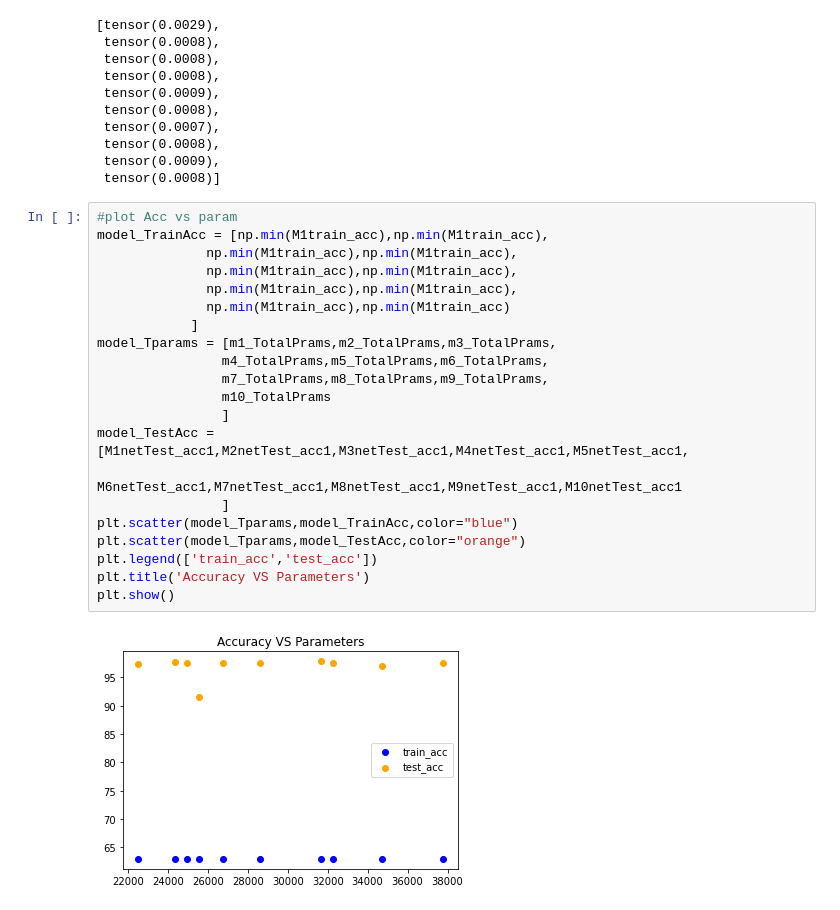
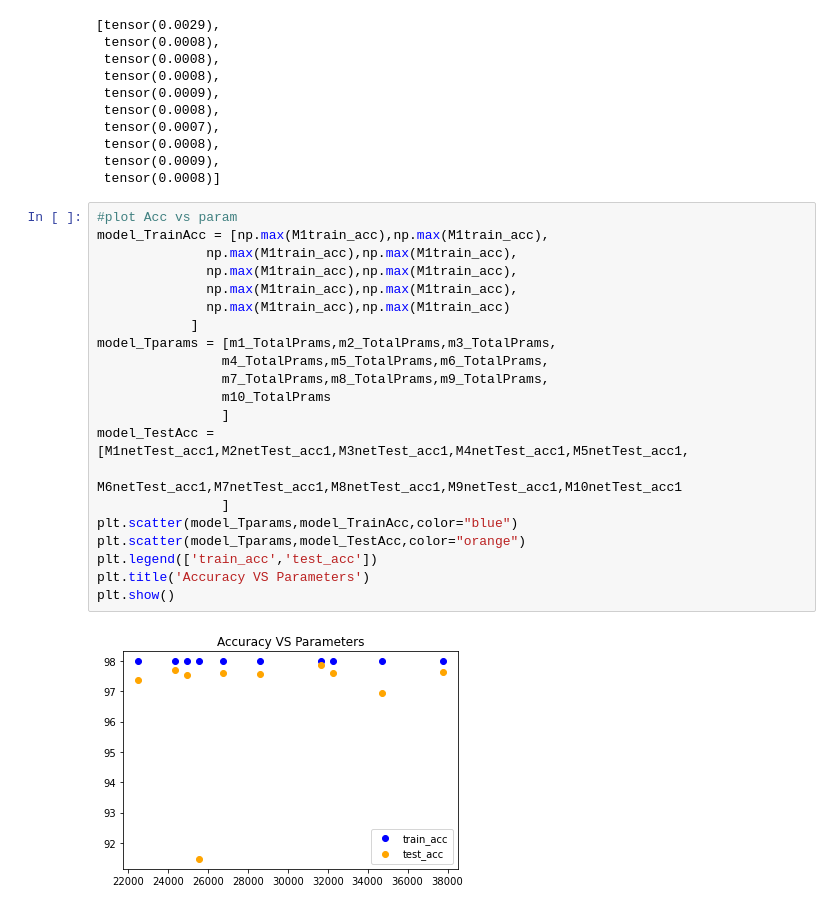
Before and after one commit to DineshchandarR/CPSC-8430-Deep-Learning-001, a Jupyter notebook: HW1/HW1.3_No_of_ParamVSGenP0.ipynb, the cells around one changed output. Saved outputs shown, nothing was run; the diff lists cells and outputs as text.

Commit message:
Final Graph

```diff
--- a/HW1/HW1.3_No_of_ParamVSGenP0.ipynb
+++ b/HW1/HW1.3_No_of_ParamVSGenP0.ipynb
@@ -669,24 +669,24 @@ model_Testloss
  tensor(0.0008)]
 # %%
 #plot Acc vs param
-model_TrainAcc = [np.min(M1train_acc),np.min(M1train_acc),
-              np.min(M1train_acc),np.min(M1train_acc),
-              np.min(M1train_acc),np.min(M1train_acc),
-              np.min(M1train_acc),np.min(M1train_acc),
-              np.min(M1train_acc),np.min(M1train_acc)
+model_TrainAcc = [np.max(M1train_acc),np.max(M1train_acc),
+              np.max(M1train_acc),np.max(M1train_acc),
+              np.max(M1train_acc),np.max(M1train_acc),
+              np.max(M1train_acc),np.max(M1train_acc),
+              np.max(M1train_acc),np.max(M1train_acc)
             ]
 model_Tparams = [m1_TotalPrams,m2_TotalPrams,m3_TotalPrams,
                 m4_TotalPrams,m5_TotalPrams,m6_TotalPrams,
                 m7_TotalPrams,m8_TotalPrams,m9_TotalPrams,
                 m10_TotalPrams
                 ]
 model_TestAcc = [M1netTest_acc1,M2netTest_acc1,M3netTest_acc1,M4netTest_acc1,M5netTest_acc1,
                   M6netTest_acc1,M7netTest_acc1,M8netTest_acc1,M9netTest_acc1,M10netTest_acc1
                 ]
 plt.scatter(model_Tparams,model_TrainAcc,color="blue")
 plt.scatter(model_Tparams,model_TestAcc,color="orange")
 plt.legend(['train_acc','test_acc'])
 plt.title('Accuracy VS Parameters')
 plt.show()
 # %% [output]
-[figure, old version]
+[figure, new version]
```
